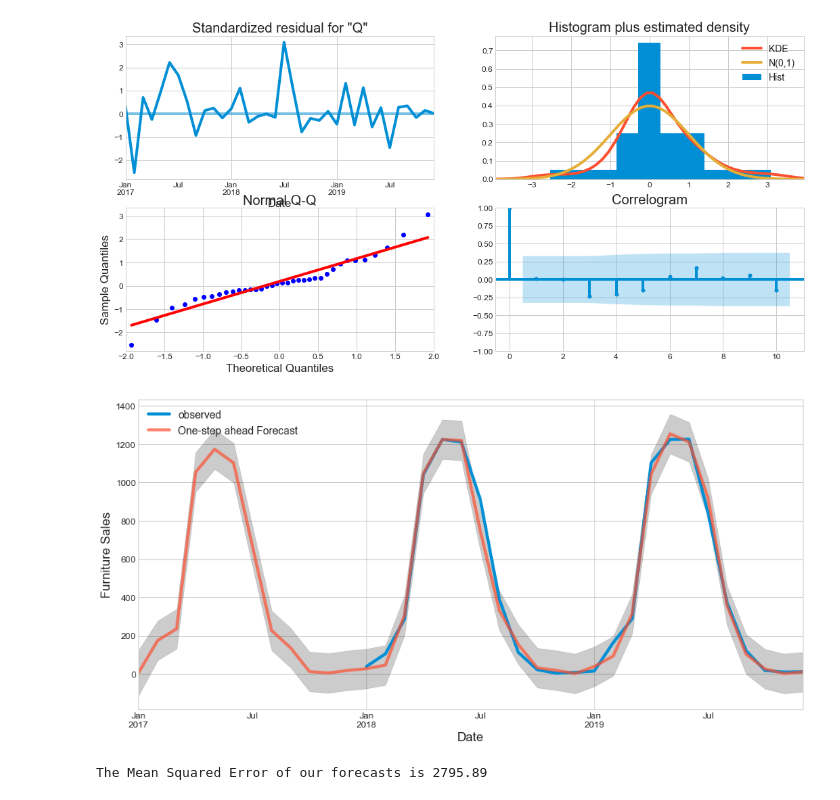
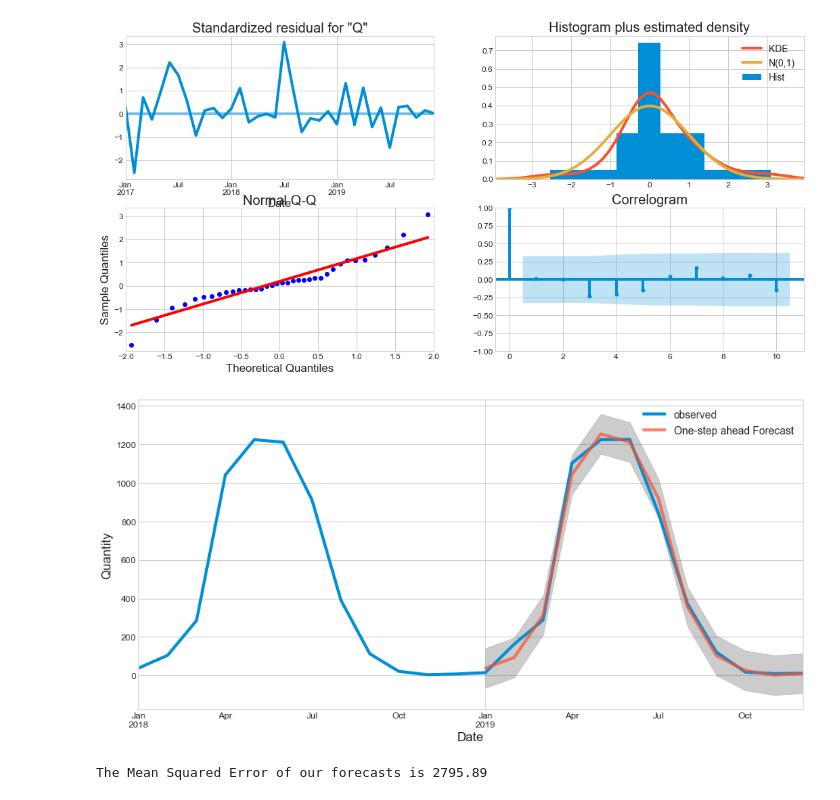
Before and after one commit to WannaAlwaysBe/Diploma-project, a Jupyter notebook: Diploma.ipynb, the cells around one changed output. Cells and saved outputs as stored; diff of their text form; code cells hidden in the pictures.

```diff
--- a/Diploma.ipynb
+++ b/Diploma.ipynb
@@ -481,19 +481,19 @@ plt.show()
 # %% [output]
 [figure]
 # %%
-pred = results.get_prediction(start=pd.to_datetime('2017-01-01'), dynamic=False)
+pred = results.get_prediction(start=pd.to_datetime('2019-01-01'), dynamic=False)
 pred_ci = pred.conf_int()
 ax = y['2018':].plot(label='observed')
 pred.predicted_mean.plot(ax=ax, label='One-step ahead Forecast', alpha=.7, figsize=(14, 7))
 ax.fill_between(pred_ci.index,
                 pred_ci.iloc[:, 0],
                 pred_ci.iloc[:, 1], color='k', alpha=.2)
 ax.set_xlabel('Date')
-ax.set_ylabel('Furniture Sales')
+ax.set_ylabel('Quantity')
 plt.legend()
 plt.show()
 # %% [output]
-[figure, old version]
+[figure, new version]
 # %%
 y_forecasted = pred.predicted_mean
 y_truth = y['2016-01-01':]
```
Also changed, not shown: parts of 2 cells of this notebook.
